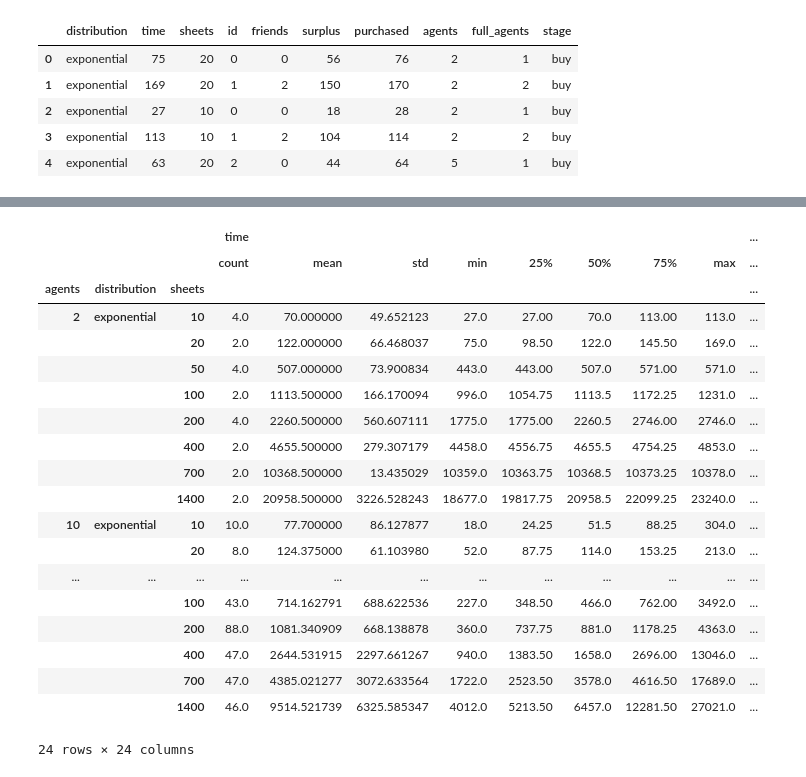
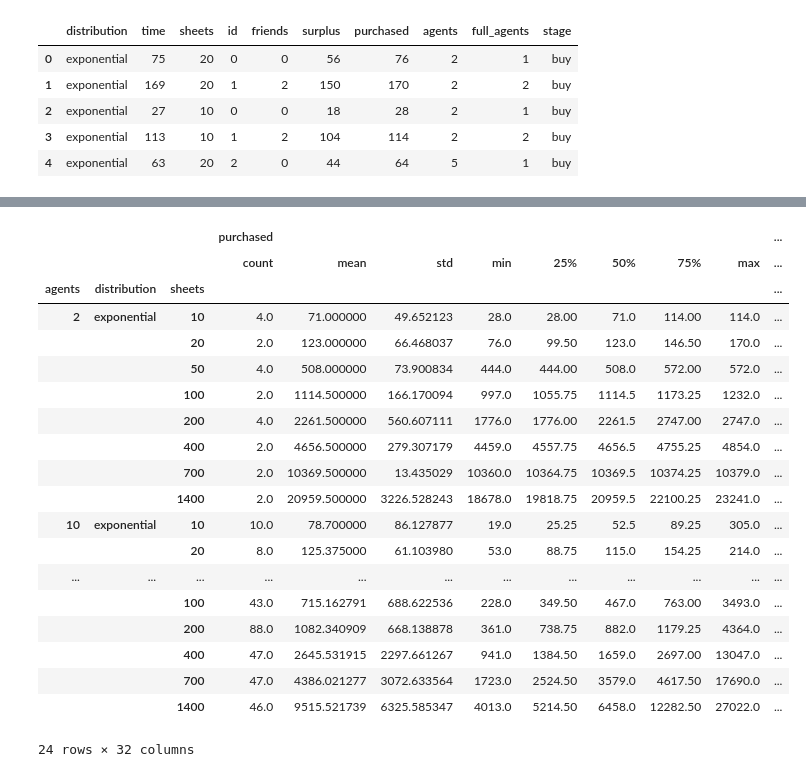
Before and after one commit to fstovarr/stochastic-models, a Jupyter notebook: exams/second/GlueSheetsProblem/analysis_results.ipynb, the cells around one changed output, grey strips where cells are left out. Saved outputs shown, nothing was run; the diff lists cells and outputs as text; code cells hidden in the pictures.

```diff
--- a/exams/second/GlueSheetsProblem/analysis_results.ipynb
+++ b/exams/second/GlueSheetsProblem/analysis_results.ipynb
@@ -91,25 +93,25 @@ agents = df['agents'].unique()
 distributions = df['distribution'].unique()
 sheets = df['sheets'].unique()
 # %%
-exp[(exp['agents'] == 2) | (exp['agents'] == 10) | (exp['agents'] == 50)][["time", "surplus", "agents", "purchased", "distribution", "sheets"]].groupby(['agents', 'distribution', 'sheets']).describe()
+exp[(exp['agents'] == 2) | (exp['agents'] == 10) | (exp['agents'] == 50)][["purchased", "time", "surplus", "friends", "agents", "sheets", "distribution"]].groupby(['agents', 'distribution', 'sheets']).describe()
 # %% [output]
-|  |  |  | time |  |  |  |  |  |  |  | ... |
+|  |  |  | purchased |  |  |  |  |  |  |  | ... |
 |  |  |  | count | mean | std | min | 25% | 50% | 75% | max | ... |
 | agents | distribution | sheets |  |  |  |  |  |  |  |  | ... |
-| 2 | exponential | 10 | 4.0 | 70.000000 | 49.652123 | 27.0 | 27.00 | 70.0 | 113.00 | 113.0 | ... |
-|  |  | 20 | 2.0 | 122.000000 | 66.468037 | 75.0 | 98.50 | 122.0 | 145.50 | 169.0 | ... |
-|  |  | 50 | 4.0 | 507.000000 | 73.900834 | 443.0 | 443.00 | 507.0 | 571.00 | 571.0 | ... |
-|  |  | 100 | 2.0 | 1113.500000 | 166.170094 | 996.0 | 1054.75 | 1113.5 | 1172.25 | 1231.0 | ... |
-|  |  | 200 | 4.0 | 2260.500000 | 560.607111 | 1775.0 | 1775.00 | 2260.5 | 2746.00 | 2746.0 | ... |
-|  |  | 400 | 2.0 | 4655.500000 | 279.307179 | 4458.0 | 4556.75 | 4655.5 | 4754.25 | 4853.0 | ... |
-|  |  | 700 | 2.0 | 10368.500000 | 13.435029 | 10359.0 | 10363.75 | 10368.5 | 10373.25 | 10378.0 | ... |
-|  |  | 1400 | 2.0 | 20958.500000 | 3226.528243 | 18677.0 | 19817.75 | 20958.5 | 22099.25 | 23240.0 | ... |
-| 10 | exponential | 10 | 10.0 | 77.700000 | 86.127877 | 18.0 | 24.25 | 51.5 | 88.25 | 304.0 | ... |
-|  |  | 20 | 8.0 | 124.375000 | 61.103980 | 52.0 | 87.75 | 114.0 | 153.25 | 213.0 | ... |
+| 2 | exponential | 10 | 4.0 | 71.000000 | 49.652123 | 28.0 | 28.00 | 71.0 | 114.00 | 114.0 | ... |
+|  |  | 20 | 2.0 | 123.000000 | 66.468037 | 76.0 | 99.50 | 123.0 | 146.50 | 170.0 | ... |
+|  |  | 50 | 4.0 | 508.000000 | 73.900834 | 444.0 | 444.00 | 508.0 | 572.00 | 572.0 | ... |
+|  |  | 100 | 2.0 | 1114.500000 | 166.170094 | 997.0 | 1055.75 | 1114.5 | 1173.25 | 1232.0 | ... |
+|  |  | 200 | 4.0 | 2261.500000 | 560.607111 | 1776.0 | 1776.00 | 2261.5 | 2747.00 | 2747.0 | ... |
+|  |  | 400 | 2.0 | 4656.500000 | 279.307179 | 4459.0 | 4557.75 | 4656.5 | 4755.25 | 4854.0 | ... |
+|  |  | 700 | 2.0 | 10369.500000 | 13.435029 | 10360.0 | 10364.75 | 10369.5 | 10374.25 | 10379.0 | ... |
+|  |  | 1400 | 2.0 | 20959.500000 | 3226.528243 | 18678.0 | 19818.75 | 20959.5 | 22100.25 | 23241.0 | ... |
+| 10 | exponential | 10 | 10.0 | 78.700000 | 86.127877 | 19.0 | 25.25 | 52.5 | 89.25 | 305.0 | ... |
+|  |  | 20 | 8.0 | 125.375000 | 61.103980 | 53.0 | 88.75 | 115.0 | 154.25 | 214.0 | ... |
 | ... | ... | ... | ... | ... | ... | ... | ... | ... | ... | ... | ... |
-|  |  | 100 | 43.0 | 714.162791 | 688.622536 | 227.0 | 348.50 | 466.0 | 762.00 | 3492.0 | ... |
-|  |  | 200 | 88.0 | 1081.340909 | 668.138878 | 360.0 | 737.75 | 881.0 | 1178.25 | 4363.0 | ... |
-|  |  | 400 | 47.0 | 2644.531915 | 2297.661267 | 940.0 | 1383.50 | 1658.0 | 2696.00 | 13046.0 | ... |
-|  |  | 700 | 47.0 | 4385.021277 | 3072.633564 | 1722.0 | 2523.50 | 3578.0 | 4616.50 | 17689.0 | ... |
-|  |  | 1400 | 46.0 | 9514.521739 | 6325.585347 | 4012.0 | 5213.50 | 6457.0 | 12281.50 | 27021.0 | ... |
+|  |  | 100 | 43.0 | 715.162791 | 688.622536 | 228.0 | 349.50 | 467.0 | 763.00 | 3493.0 | ... |
+|  |  | 200 | 88.0 | 1082.340909 | 668.138878 | 361.0 | 738.75 | 882.0 | 1179.25 | 4364.0 | ... |
+|  |  | 400 | 47.0 | 2645.531915 | 2297.661267 | 941.0 | 1384.50 | 1659.0 | 2697.00 | 13047.0 | ... |
+|  |  | 700 | 47.0 | 4386.021277 | 3072.633564 | 1723.0 | 2524.50 | 3579.0 | 4617.50 | 17690.0 | ... |
+|  |  | 1400 | 46.0 | 9515.521739 | 6325.585347 | 4013.0 | 5214.50 | 6458.0 | 12282.50 | 27022.0 | ... |
-24 rows × 24 columns
+24 rows × 32 columns
```
Also changed, not shown: parts of 8 cells of this notebook, 3 other files.
